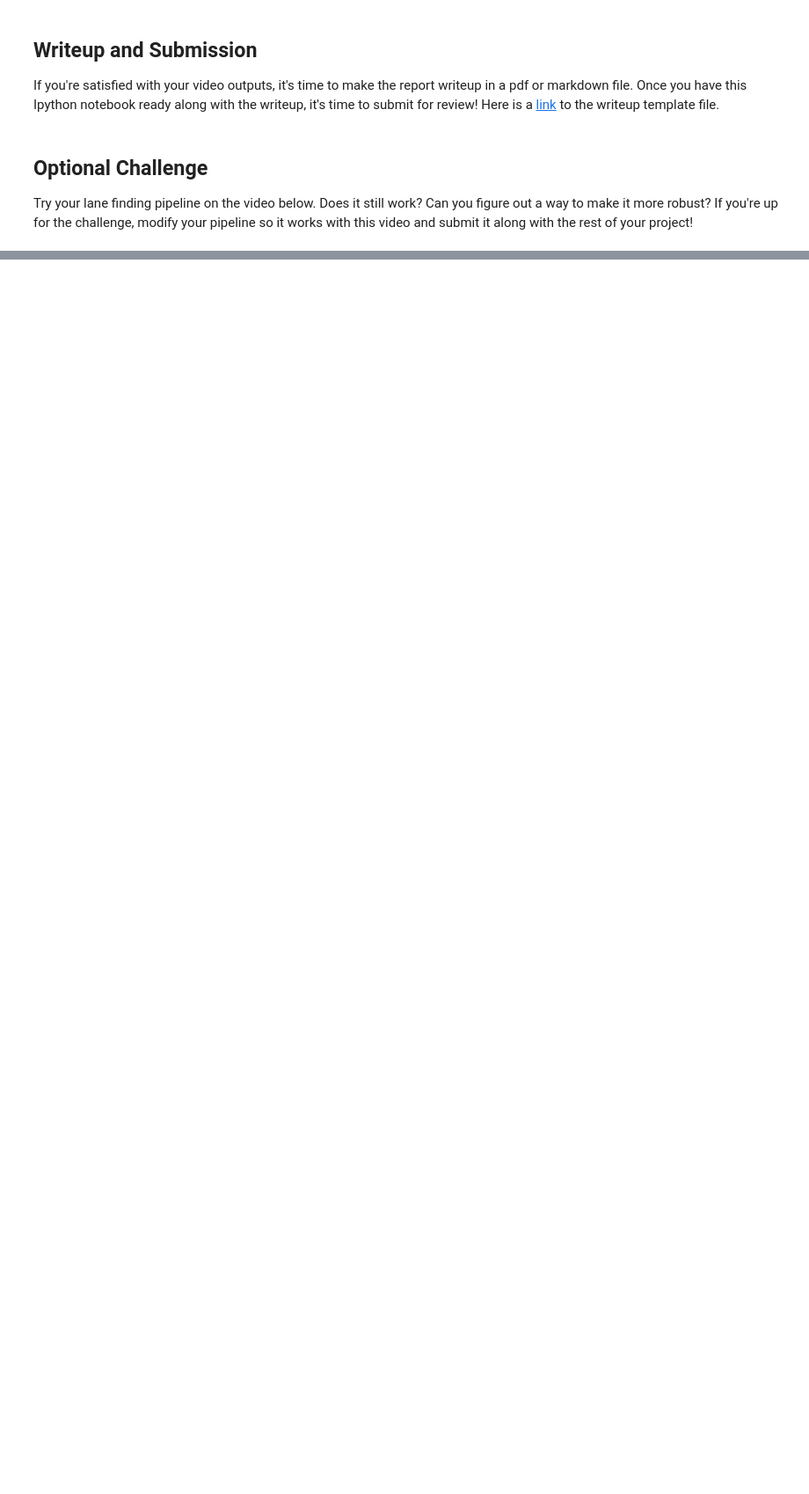
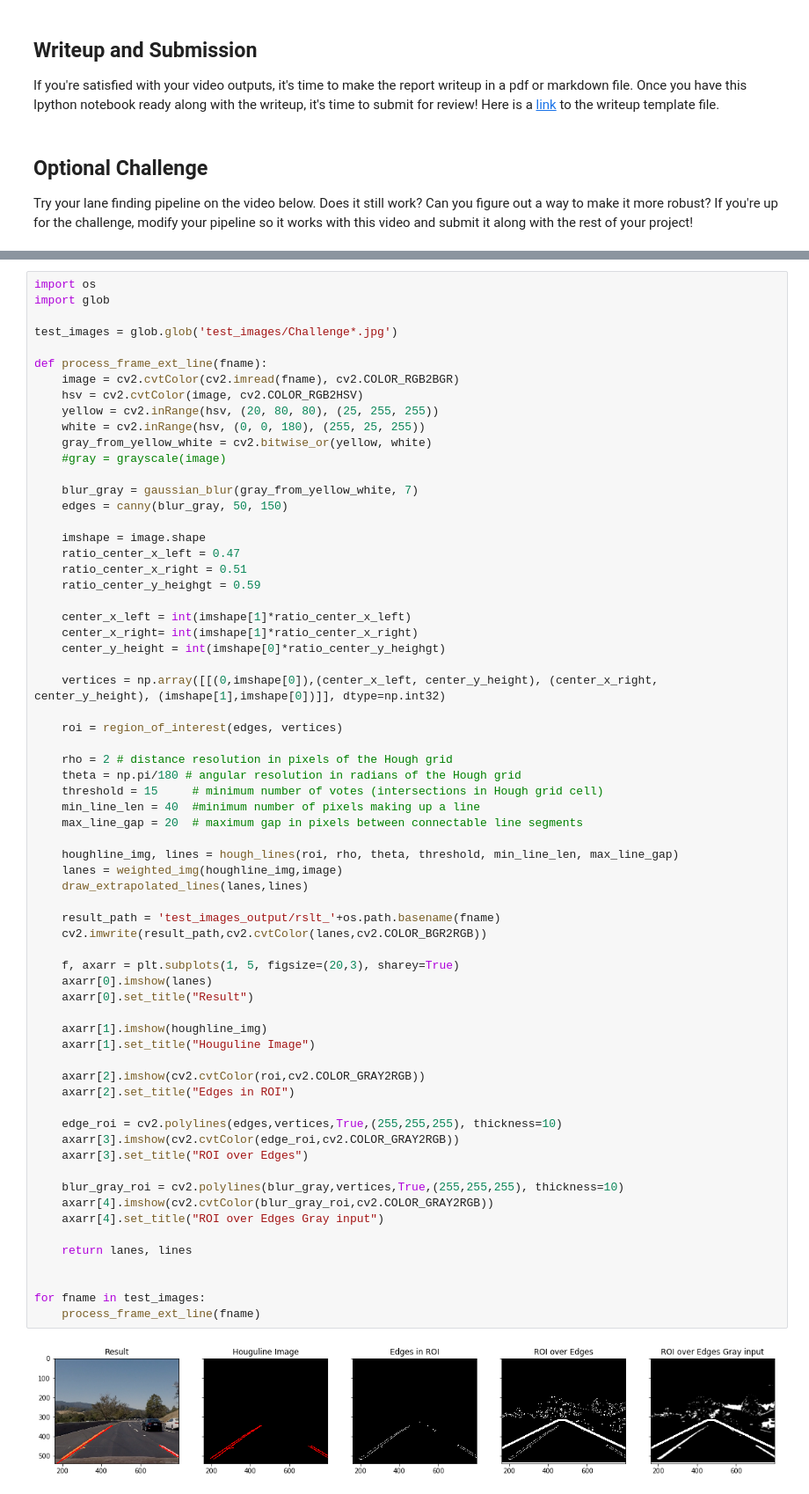
Before and after one commit to papaispicolo/CarND-LaneLines-P1, a Jupyter notebook: P1.ipynb, the cells around one changed output, grey strips where cells are left out. Shown at 88% size. Drawn from its saved outputs; the diff is of its cells as text; blank space fills up the shorter version.

```diff
--- a/P1.ipynb
+++ b/P1.ipynb
@@ -678,0 +787,68 @@ HTML("""
+# %%
+import os
+import glob
+
+test_images = glob.glob('test_images/Challenge*.jpg')
+
+def process_frame_ext_line(fname):
+    image = cv2.cvtColor(cv2.imread(fname), cv2.COLOR_RGB2BGR)
+    hsv = cv2.cvtColor(image, cv2.COLOR_RGB2HSV)
+    yellow = cv2.inRange(hsv, (20, 80, 80), (25, 255, 255))
+    white = cv2.inRange(hsv, (0, 0, 180), (255, 25, 255))
+    gray_from_yellow_white = cv2.bitwise_or(yellow, white)
+    #gray = grayscale(image)
+
+    blur_gray = gaussian_blur(gray_from_yellow_white, 7)
+    edges = canny(blur_gray, 50, 150)
+
+    imshape = image.shape
+    ratio_center_x_left = 0.47
+    ratio_center_x_right = 0.51
+    ratio_center_y_heighgt = 0.59
+
+    center_x_left = int(imshape[1]*ratio_center_x_left)
+    center_x_right= int(imshape[1]*ratio_center_x_right)
+    center_y_height = int(imshape[0]*ratio_center_y_heighgt)
+
+    vertices = np.array([[(0,imshape[0]),(center_x_left, center_y_height), (center_x_right, center_y_height), (imshape[1],imshape[0])]], dtype=np.int32)
+
+    roi = region_of_interest(edges, vertices)
+
+    rho = 2 # distance resolution in pixels of the Hough grid
+    theta = np.pi/180 # angular resolution in radians of the Hough grid
+    threshold = 15     # minimum number of votes (intersections in Hough grid cell)
+    min_line_len = 40  #minimum number of pixels making up a line
+    max_line_gap = 20  # maximum gap in pixels between connectable line segments
+
+    houghline_img, lines = hough_lines(roi, rho, theta, threshold, min_line_len, max_line_gap)
+    lanes = weighted_img(houghline_img,image)
+    draw_extrapolated_lines(lanes,lines)
+
+    result_path = 'test_images_output/rslt_'+os.path.basename(fname)
+    cv2.imwrite(result_path,cv2.cvtColor(lanes,cv2.COLOR_BGR2RGB))
+
+    f, axarr = plt.subplots(1, 5, figsize=(20,3), sharey=True)
+    axarr[0].imshow(lanes)
+    axarr[0].set_title("Result")
+
+    axarr[1].imshow(houghline_img)
+    axarr[1].set_title("Houguline Image")
+
+    axarr[2].imshow(cv2.cvtColor(roi,cv2.COLOR_GRAY2RGB))
+    axarr[2].set_title("Edges in ROI")
+
+    edge_roi = cv2.polylines(edges,vertices,True,(255,255,255), thickness=10)
+    axarr[3].imshow(cv2.cvtColor(edge_roi,cv2.COLOR_GRAY2RGB))
+    axarr[3].set_title("ROI over Edges")
+
+    blur_gray_roi = cv2.polylines(blur_gray,vertices,True,(255,255,255), thickness=10)
+    axarr[4].imshow(cv2.cvtColor(blur_gray_roi,cv2.COLOR_GRAY2RGB))
+    axarr[4].set_title("ROI over Edges Gray input")
+
+    return lanes, lines
+
+
+for fname in test_images:
+    process_frame_ext_line(fname)
+# %% [output]
+[figure, added]
```
Also changed, not shown: parts of 28 cells of this notebook, 19 other files.
